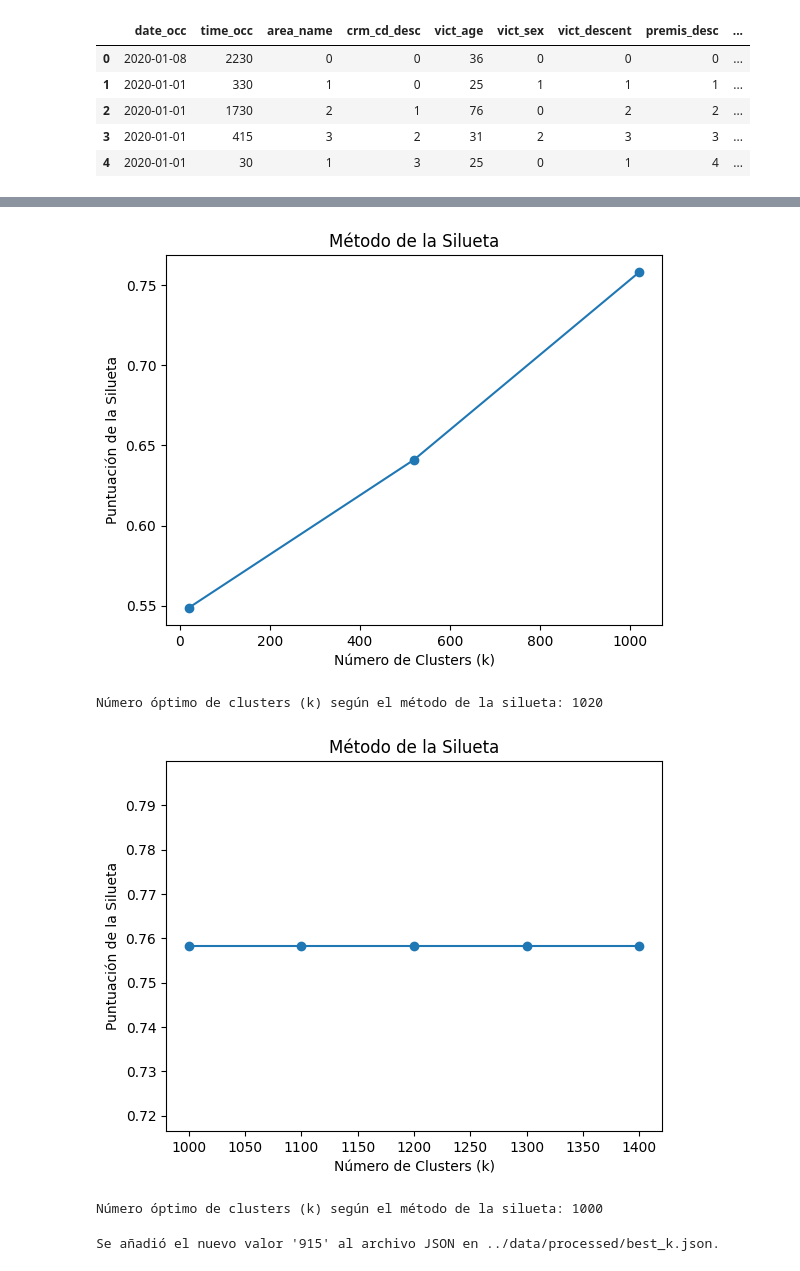
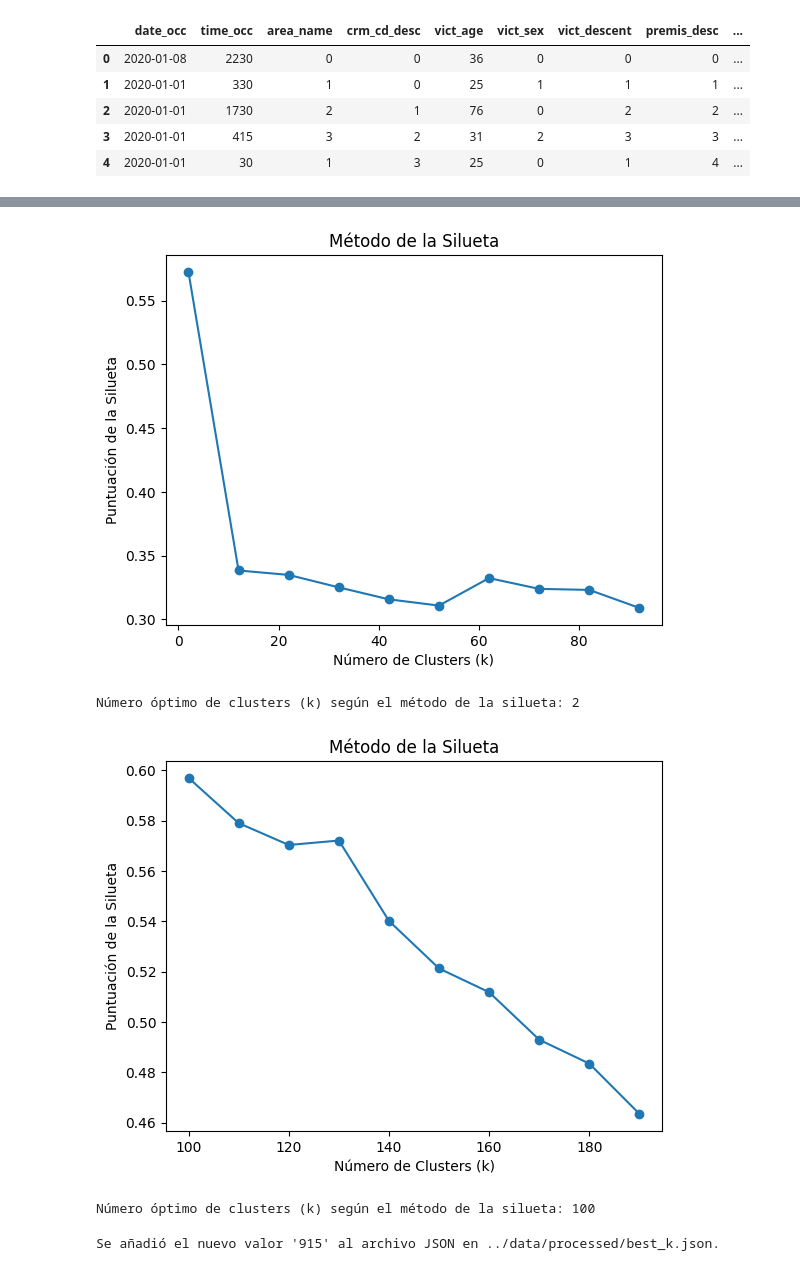
Before and after one commit to orj93/final_proyect_crime, a Jupyter notebook: src/best_k_rappists.ipynb, the cells around one changed output, grey strips where cells are left out. Cells and saved outputs as stored; diff of their text form; code cells hidden in the pictures.

```diff
--- a/src/best_k_rappists.ipynb
+++ b/src/best_k_rappists.ipynb
@@ -75,3 +55,7 @@ violadores=violadores.drop('crm_cd_desc',axis=1)
+# %%
+violadores.reset_index(inplace=True)
+# %%
+violadores=violadores[['vict_age','vict_descent','weekday']]
 # %%
 violadores.info()
 # %% [output]
@@ -104,13 +76,13 @@ violadores.to_csv("../data/processed/rappist_data.csv")
 inertia_values = []
 
 # Prueba diferentes valores de k
-for k in range(1, 1000, 50):
+for k in range(2, 30, 2):
     kmeans = KMeans(n_clusters=k, random_state=42)
     kmeans.fit(violadores)
     inertia_values.append(kmeans.inertia_)
 
 # Dibuja el gráfico del método del codo
-plt.plot(range(1, 21), inertia_values, marker='o')
+plt.plot(range(1, 15), inertia_values, marker='o')
 plt.title('Método del Codo')
 plt.xlabel('Número de Clusters (k)')
 plt.ylabel('Varianza Intra-cluster')
@@ -120,6 +92,6 @@ plt.show()
 # %%
 # Probar diferentes valores de k
-k_values = range(20, 1500, 500)
+k_values = range(2, 100, 10)
 silhouette_scores = []
 
 for k in k_values:
@@ -141,31 +113,31 @@ plt.show()
 optimal_k = k_values[np.argmax(silhouette_scores)]
 print(f'Número óptimo de clusters (k) según el método de la silueta: {optimal_k}')
 # %% [output]
-[figure, old version]
+[figure, new version]
-Número óptimo de clusters (k) según el método de la silueta: 1020
+Número óptimo de clusters (k) según el método de la silueta: 2
 # %%
 # Probar diferentes valores de k
-k_values = range(1000, 1500, 100)
+k_values = range(100, 200, 10)
 silhouette_scores = []
 
 for k in k_values:
     kmeans = KMeans(n_clusters=k, random_state=42)
     cluster_labels = kmeans.fit_predict(violadores)
 
     # Calcular la puntuación de la silueta para el número actual de clusters (k)
     silhouette_avg = silhouette_score(violadores, cluster_labels)
     silhouette_scores.append(silhouette_avg)
 
 # Graficar la curva de la silueta
 plt.plot(k_values, silhouette_scores, marker='o')
 plt.title('Método de la Silueta')
 plt.xlabel('Número de Clusters (k)')
 plt.ylabel('Puntuación de la Silueta')
 plt.show()
 
 # Encontrar el número óptimo de clusters (k) según la puntuación de la silueta
 optimal_k = k_values[np.argmax(silhouette_scores)]
 print(f'Número óptimo de clusters (k) según el método de la silueta: {optimal_k}')
 # %% [output]
-[figure, old version]
+[figure, new version]
-Número óptimo de clusters (k) según el método de la silueta: 1000
+Número óptimo de clusters (k) según el método de la silueta: 100
```
Also changed, not shown: parts of 15 cells of this notebook, 4 other files.
